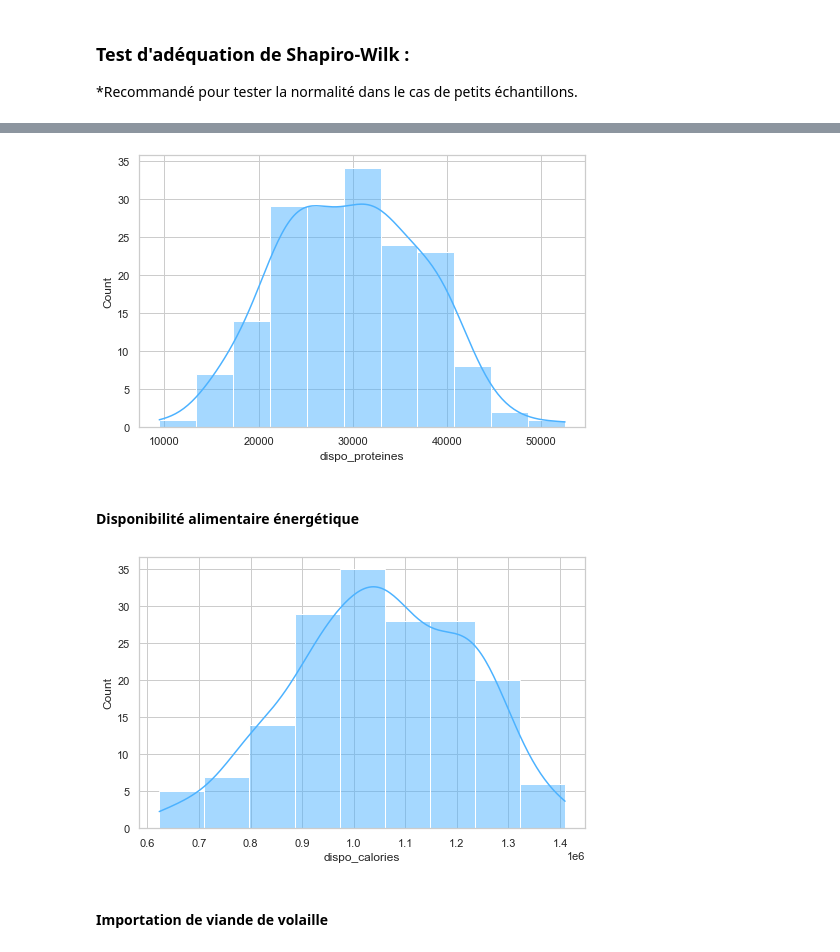
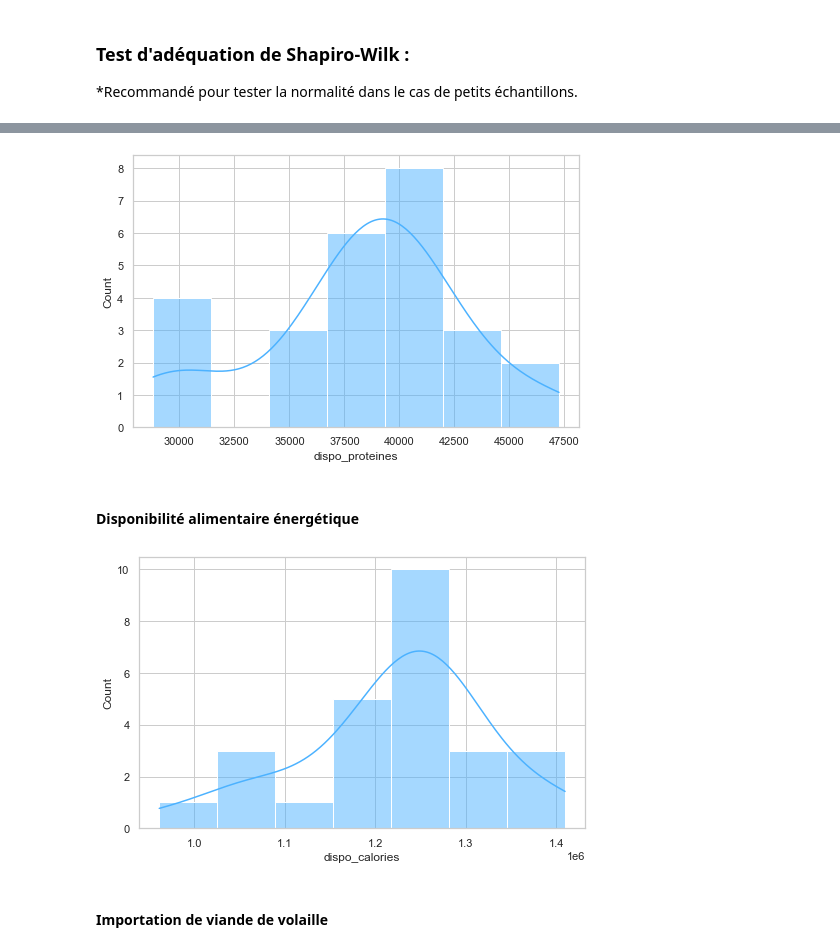
Before and after one commit to ROWAIDAK/ROWAIDAK-P5_Produisez-une-tude-de-march, a Jupyter notebook: P5_02_code.ipynb, the cells around one changed output, grey strips where cells are left out. Drawn from its saved outputs; the diff is of its cells as text; code cells hidden in the pictures.

```diff
--- a/P5_02_code.ipynb
+++ b/P5_02_code.ipynb
@@ -242,6 +458,8 @@ df[df['Zone'].str.contains('hin')]
 # %%
 #Supprimer la ligne Chine
 df = df[df['Zone'] != 'Chine']
+### Suppression de la corée du Nord
+df = df[df['Zone'] != 'République populaire démocratique de Corée']
 # %%
 #Vérification d'éventuelles valeurs manquantes et/ou en doubles dans l'échantillon
 print(df.duplicated().sum())
@@ -249,4 +481,7 @@ print(df.isna().sum())
 # %%
 df= df.rename(columns={'Zone': 'pays'} )
+# %%
+### Suppression des petits pays
+df = df[df.population >= 500000]
 # %%
 df.style.background_gradient(cmap='BrBG')
@@ -255,7 +522,5 @@ df
 # %%
 df.to_csv('exports/df.csv', index=False)
-# %%
-df = df[df['pays'] != 'Pays-Bas']
 # %% [markdown]
 # Mission 2 : réalisation d'un dendrogramme
 
@@ -1040,7 +1420,7 @@ Statistics=0.105, p=0.304
 *Recommandé pour tester la normalité dans le cas de petits échantillons.
 # %%
 #creation of the df with only clusters 4 & 5
-c4c5 = df_groupes_cah[(df_groupes_cah['groupe_cah'] == 3) | (df_groupes_cah['groupe_cah'] == 5)]
+c4c5 = df_groupes_cah[(df_groupes_cah['groupe_cah'] == 4) | (df_groupes_cah['groupe_cah'] == 5)]
 # %%
 #conda install -c conda-forge pingouin
 #Pingouin is an open-source statistical package written in Python 3 and based mostly on Pandas and NumPy.
@@ -1061,17 +1445,20 @@ pg.normality(c4c5, method='shapiro', alpha=0.05).drop('groupe_cah')
 # %%
 #histogram
-sns.histplot(data=df_groupes_cah, x='dispo_proteines', kde=True, color='#4cb2ff')
+sns.histplot(data=c4c5, x='dispo_proteines', kde=True, color='#4cb2ff')
+plt.savefig("exports/tester la normalité dispo_proteines.jpg")
+
 plt.show()
 # %% [output]
-[figure, old version]
+[figure, new version]
 # %% [markdown]
 #### Disponibilité alimentaire énergétique
 # %%
 #histogram
-sns.histplot(data=df_groupes_cah, x='dispo_calories', kde=True, color='#4cb2ff')
+sns.histplot(data=c4c5, x='dispo_calories', kde=True, color='#4cb2ff')
+plt.savefig("exports/tester la normalité dispo_calories.jpg")
 plt.show()
 # %% [output]
-[figure, old version]
+[figure, new version]
 # %% [markdown]
 #### Importation de viande de volaille
 # %%
```
Also changed, not shown: parts of 137 cells of this notebook.
